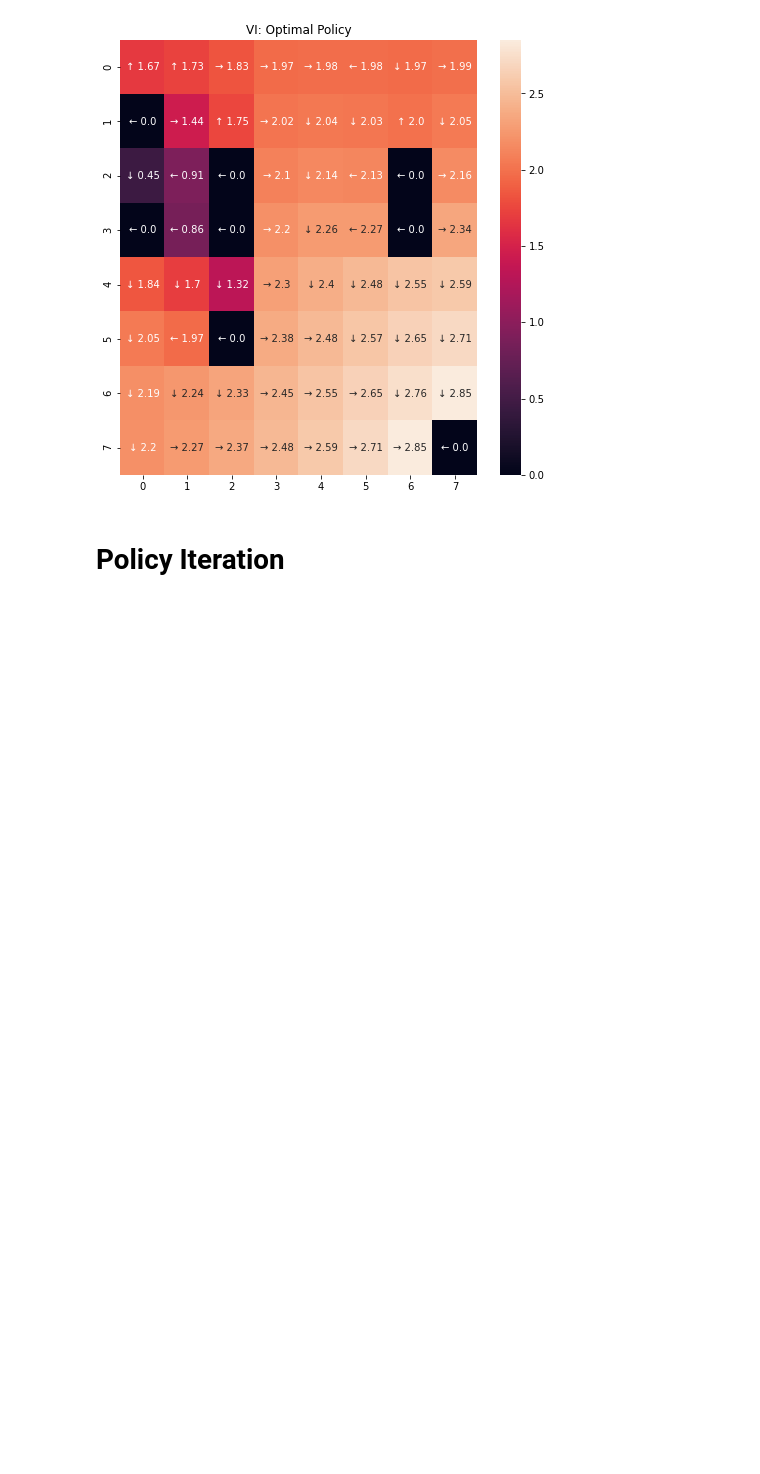
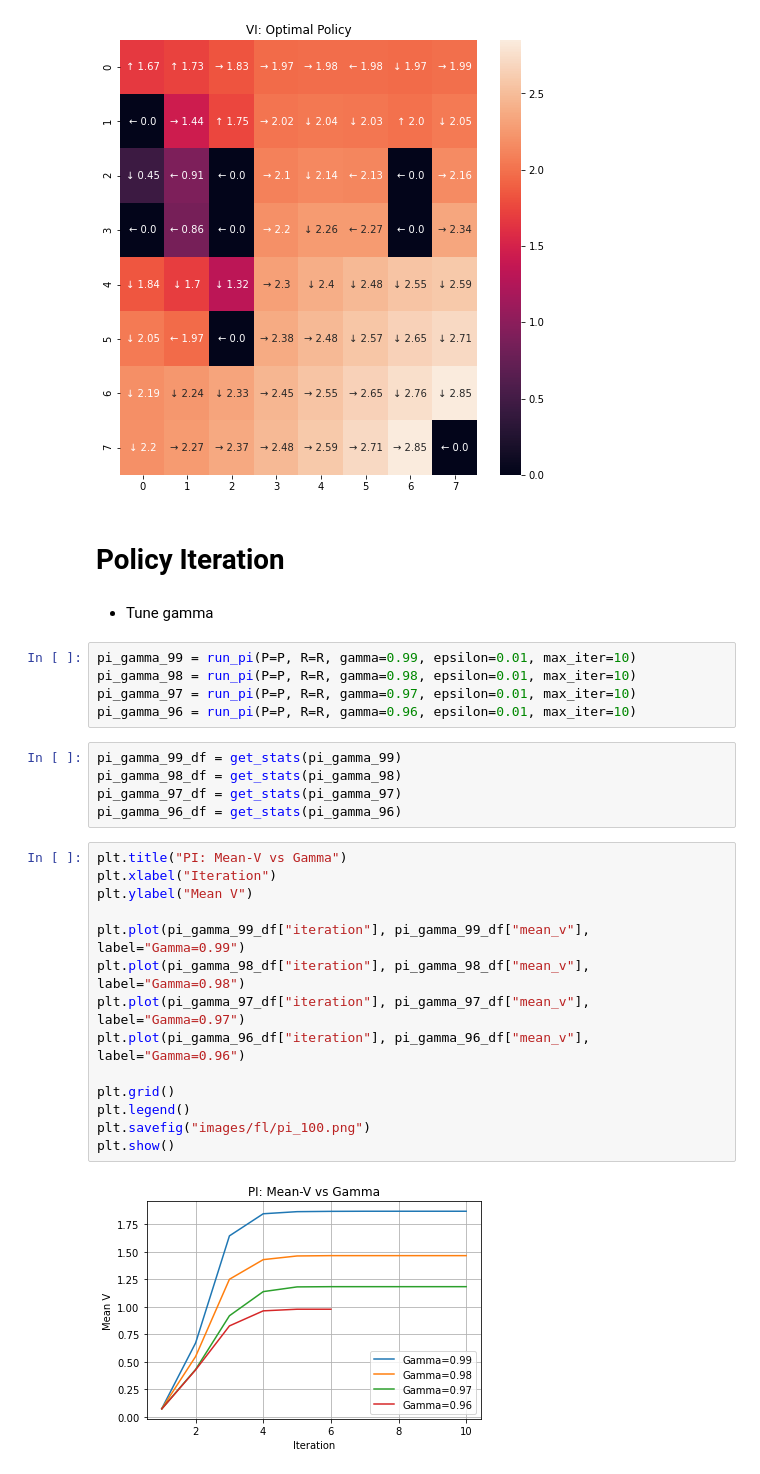
Before and after one commit to rahalrsh/reinforcement-learning, a Jupyter notebook: frozen_lake.ipynb, the cells around one changed output. Drawn from its saved outputs; the diff is of its cells as text; blank space fills up the shorter version.

```diff
--- a/frozen_lake.ipynb
+++ b/frozen_lake.ipynb
@@ -373,3 +426,31 @@ show_policy(vi, w, h, "VI: Optimal Policy")
 [figure]
 # %% [markdown]
 # Policy Iteration
+# %% [markdown]
+- Tune gamma
+# %%
+pi_gamma_99 = run_pi(P=P, R=R, gamma=0.99, epsilon=0.01, max_iter=10)
+pi_gamma_98 = run_pi(P=P, R=R, gamma=0.98, epsilon=0.01, max_iter=10)
+pi_gamma_97 = run_pi(P=P, R=R, gamma=0.97, epsilon=0.01, max_iter=10)
+pi_gamma_96 = run_pi(P=P, R=R, gamma=0.96, epsilon=0.01, max_iter=10)
+# %%
+pi_gamma_99_df = get_stats(pi_gamma_99)
+pi_gamma_98_df = get_stats(pi_gamma_98)
+pi_gamma_97_df = get_stats(pi_gamma_97)
+pi_gamma_96_df = get_stats(pi_gamma_96)
+# %%
+plt.title("PI: Mean-V vs Gamma")
+plt.xlabel("Iteration")
+plt.ylabel("Mean V")
+
+plt.plot(pi_gamma_99_df["iteration"], pi_gamma_99_df["mean_v"], label="Gamma=0.99")
+plt.plot(pi_gamma_98_df["iteration"], pi_gamma_98_df["mean_v"], label="Gamma=0.98")
+plt.plot(pi_gamma_97_df["iteration"], pi_gamma_97_df["mean_v"], label="Gamma=0.97")
+plt.plot(pi_gamma_96_df["iteration"], pi_gamma_96_df["mean_v"], label="Gamma=0.96")
+
+plt.grid()
+plt.legend()
+plt.savefig("images/fl/pi_100.png")
+plt.show()
+# %% [output]
+[figure, added]
```
Also changed, not shown: parts of 25 cells of this notebook.
